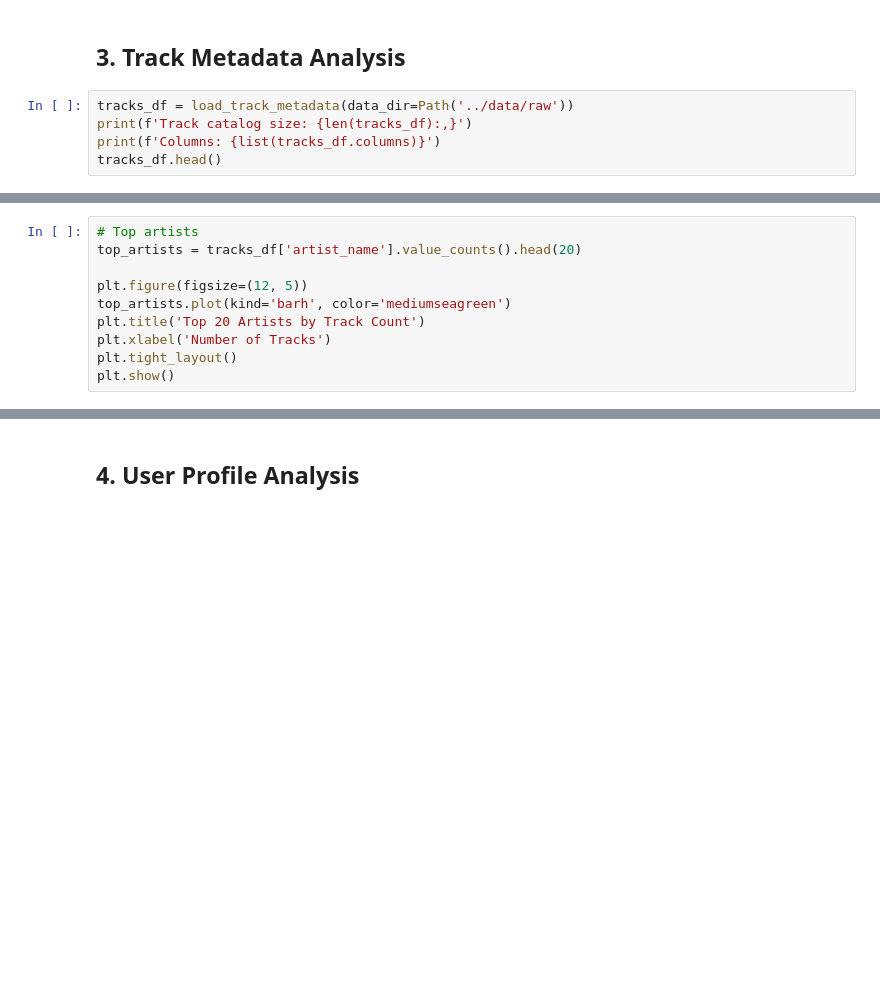
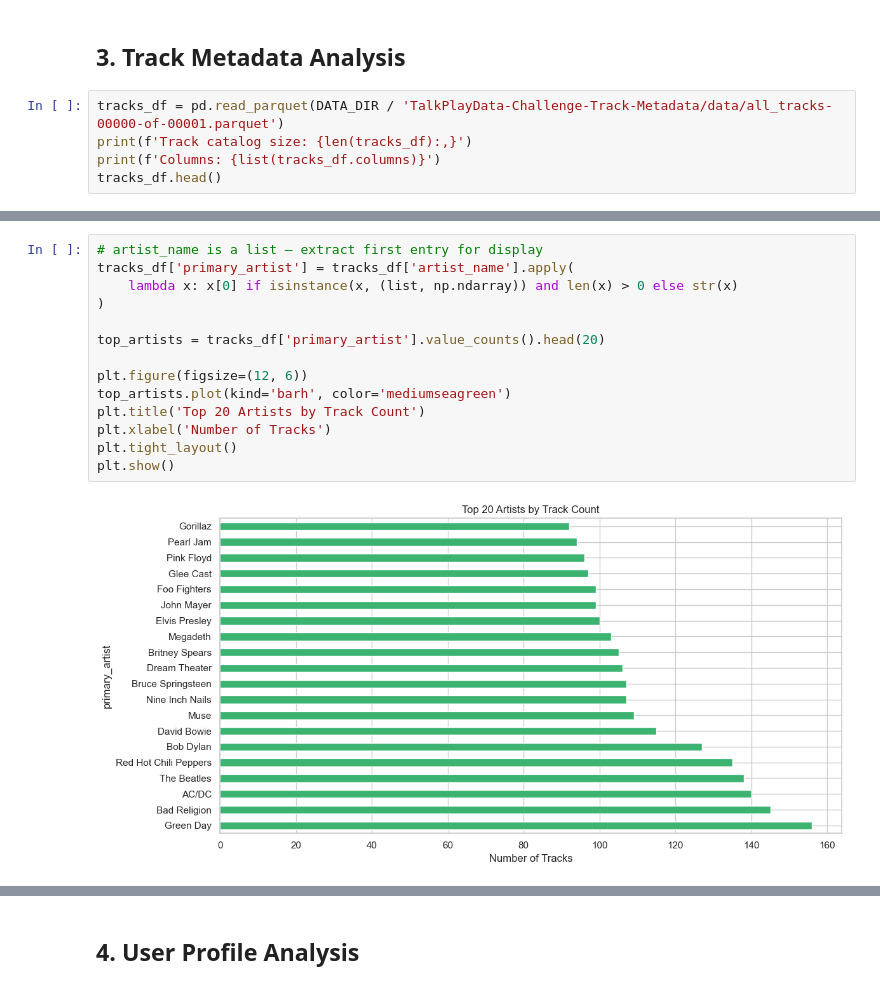
Before and after one commit to Sanjaykrishnamurthy/conversational-music-recsys, a Jupyter notebook: notebooks/01_EDA.ipynb, the cells around one changed output, grey strips where cells are left out. Saved outputs shown, nothing was run; the diff lists cells and outputs as text; blank space fills up the shorter version.

```diff
--- a/notebooks/01_EDA.ipynb
+++ b/notebooks/01_EDA.ipynb
@@ -67,7 +91,7 @@ print(f'Avg turns/session: {session_turn_counts.mean():.1f}')
 # %% [markdown]
 ## 3. Track Metadata Analysis
 # %%
-tracks_df = load_track_metadata(data_dir=Path('../data/raw'))
+tracks_df = pd.read_parquet(DATA_DIR / 'TalkPlayData-Challenge-Track-Metadata/data/all_tracks-00000-of-00001.parquet')
 print(f'Track catalog size: {len(tracks_df):,}')
 print(f'Columns: {list(tracks_df.columns)}')
 tracks_df.head()
@@ -74,11 +107,17 @@ tracks_df.head()
 # %%
-# Top artists
-top_artists = tracks_df['artist_name'].value_counts().head(20)
+# artist_name is a list — extract first entry for display
+tracks_df['primary_artist'] = tracks_df['artist_name'].apply(
+    lambda x: x[0] if isinstance(x, (list, np.ndarray)) and len(x) > 0 else str(x)
+)
 
-plt.figure(figsize=(12, 5))
+top_artists = tracks_df['primary_artist'].value_counts().head(20)
+
+plt.figure(figsize=(12, 6))
 top_artists.plot(kind='barh', color='mediumseagreen')
 plt.title('Top 20 Artists by Track Count')
 plt.xlabel('Number of Tracks')
 plt.tight_layout()
 plt.show()
+# %% [output]
+[figure, added]
 # %%
```
Also changed, not shown: parts of 12 cells of this notebook, 8 other files.
